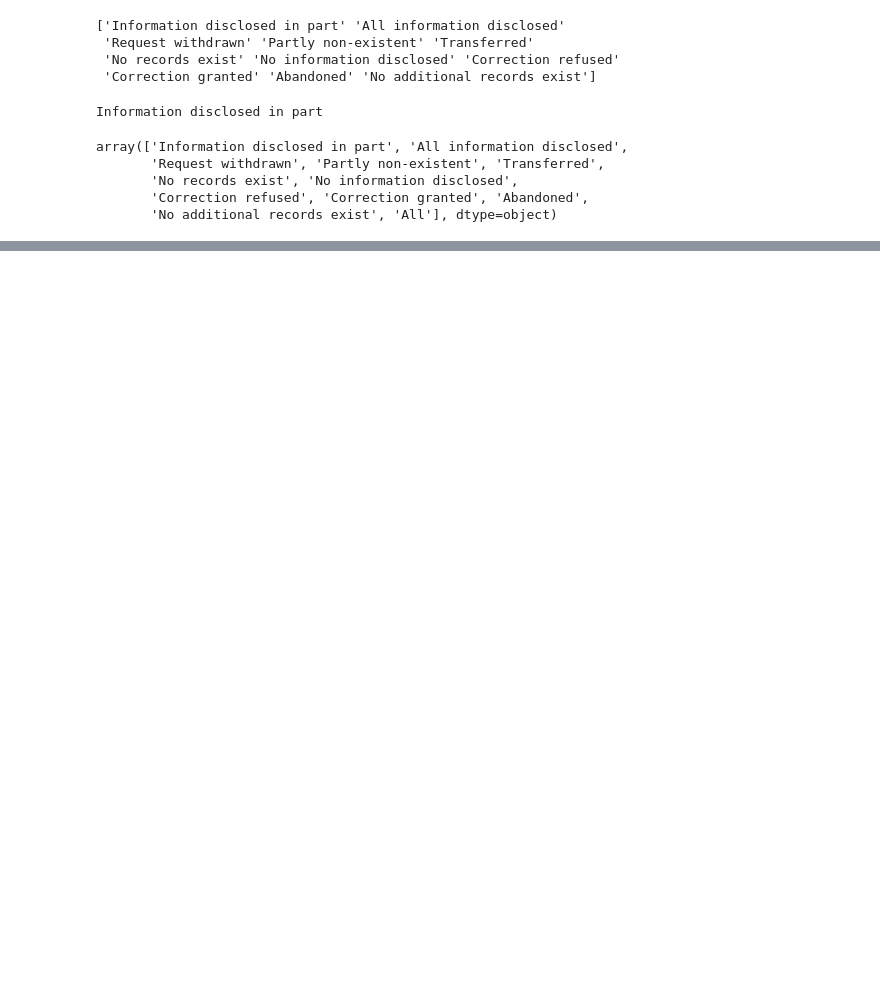
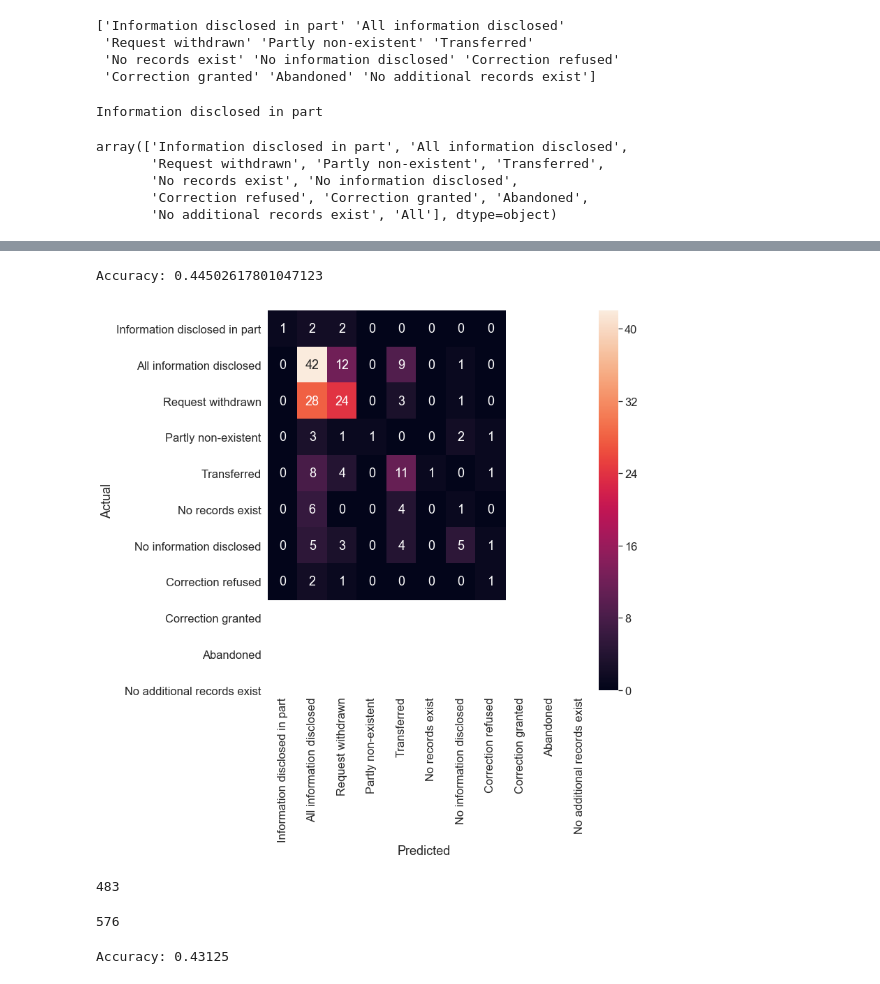
Before and after one commit to brodriguezmilla/foir, a Jupyter notebook: foir.ipynb, the cells around one changed output, grey strips where cells are left out. Drawn from its saved outputs; the diff is of its cells as text; code cells hidden in the pictures; blank space fills up the shorter version.

```diff
--- a/foir.ipynb
+++ b/foir.ipynb
@@ -1800,0 +1893,2 @@ plt.legend(bbox_to_anchor=(1.05,1), loc = 2, borderaxespad = 0.)
+# %%
+tfidf_pipe.fit(X1_train, y1_train)
@@ -1800,0 +1902,15 @@ plt.legend(bbox_to_anchor=(1.05,1), loc = 2, borderaxespad = 0.)
+# %%
+tfidf_preds = tfidf_pipe.predict(X1_test)
+print("Accuracy:", accuracy_score(y1_test, tfidf_preds))
+# %% [output]
+Accuracy: 0.44502617801047123
+# %%
+tfidf_conf_mat = confusion_matrix(y1_test, tfidf_preds)
+fig, ax = plt.subplots(figsize=(10,10))
+sns.heatmap(tfidf_conf_mat, annot=True, fmt='d',
+            xticklabels=tokenized_adf['Decision'].unique(), yticklabels=tokenized_adf['Decision'].unique())
+plt.ylabel('Actual')
+plt.xlabel('Predicted')
+plt.show()
+# %% [output]
+[figure, added]
@@ -1800,0 +1926,8 @@ plt.legend(bbox_to_anchor=(1.05,1), loc = 2, borderaxespad = 0.)
+# %%
+len(tokenized_adf_indep)
+# %% [output]
+483
+# %%
+len(tokenized_adf)
+# %% [output]
+576
@@ -1800,0 +1939,6 @@ plt.legend(bbox_to_anchor=(1.05,1), loc = 2, borderaxespad = 0.)
+# %%
+count_pipe.fit(X2_train, y2_train)
+count_preds = count_pipe.predict(X2_test)
+print("Accuracy:", accuracy_score(y2_test, count_preds))
+# %% [output]
+Accuracy: 0.43125
```
Also changed, not shown: parts of 87 cells of this notebook.
